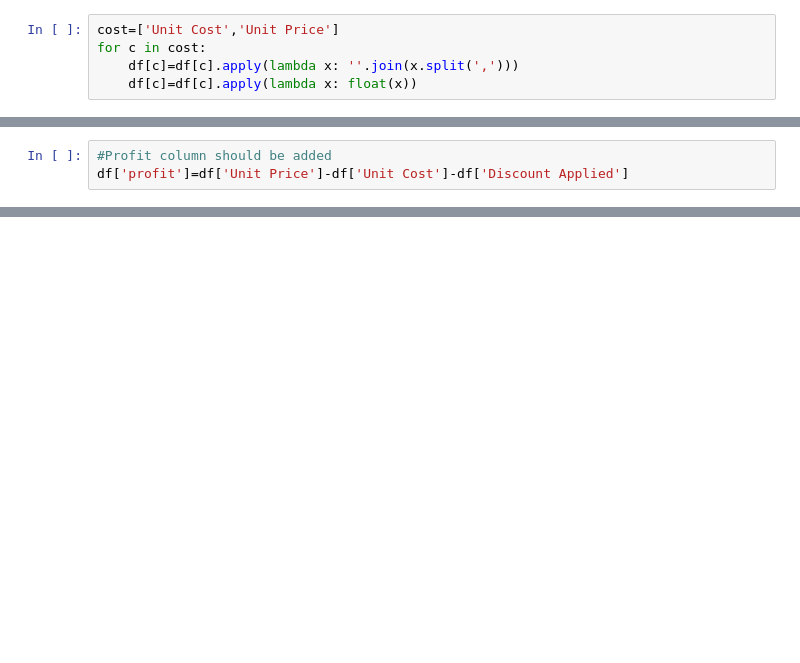
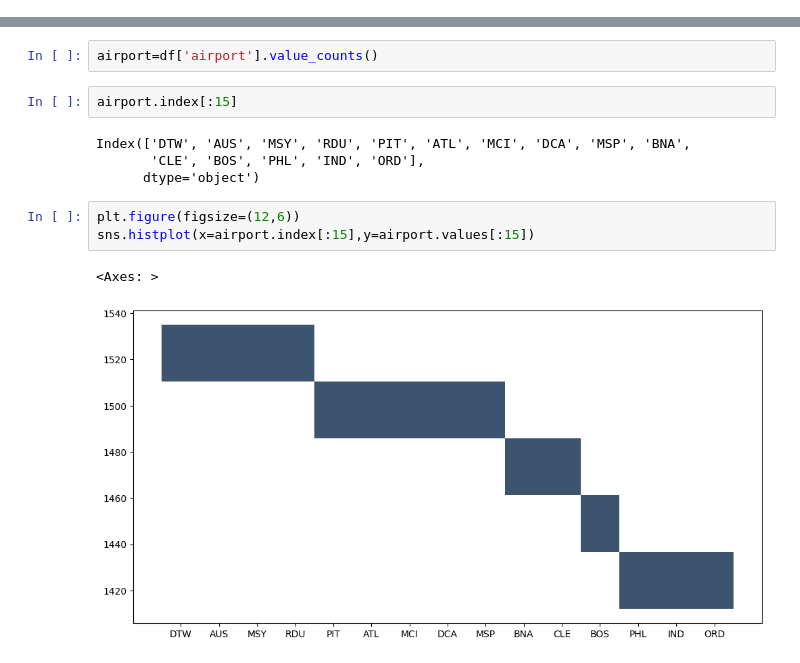
Before and after one commit to rohit-01042002/projects, a Jupyter notebook: Untitled.ipynb, the cells around one changed output, grey strips where cells are left out. Drawn from its saved outputs; the diff is of its cells as text; blank space fills up the shorter version.

```diff
--- a/Untitled.ipynb
+++ b/Untitled.ipynb
@@ -47,5 +53,0 @@ for d in date_object:
-# %%
-cost=['Unit Cost','Unit Price']
-for c in cost:
-    df[c]=df[c].apply(lambda x: ''.join(x.split(',')))
-    df[c]=df[c].apply(lambda x: float(x))
@@ -107,3 +53,0 @@ array([15, 20, 16, 48, 49, 21, 14,  9, 33, 36, 17, 32, 11, 10, 30,  5, 23,
-# %%
-#Profit column should be added
-df['profit']=df['Unit Price']-df['Unit Cost']-df['Discount Applied']
@@ -274,0 +133,14 @@ y_pred=model.predict(x_test)
+# %%
+airport=df['airport'].value_counts()
+# %%
+airport.index[:15]
+# %% [output]
+Index(['DTW', 'AUS', 'MSY', 'RDU', 'PIT', 'ATL', 'MCI', 'DCA', 'MSP', 'BNA',
+       'CLE', 'BOS', 'PHL', 'IND', 'ORD'],
+      dtype='object')
+# %%
+plt.figure(figsize=(12,6))
+sns.histplot(x=airport.index[:15],y=airport.values[:15])
+# %% [output]
+<Axes: >
+[figure, added]
```
Also changed, not shown: parts of 74 cells of this notebook.
